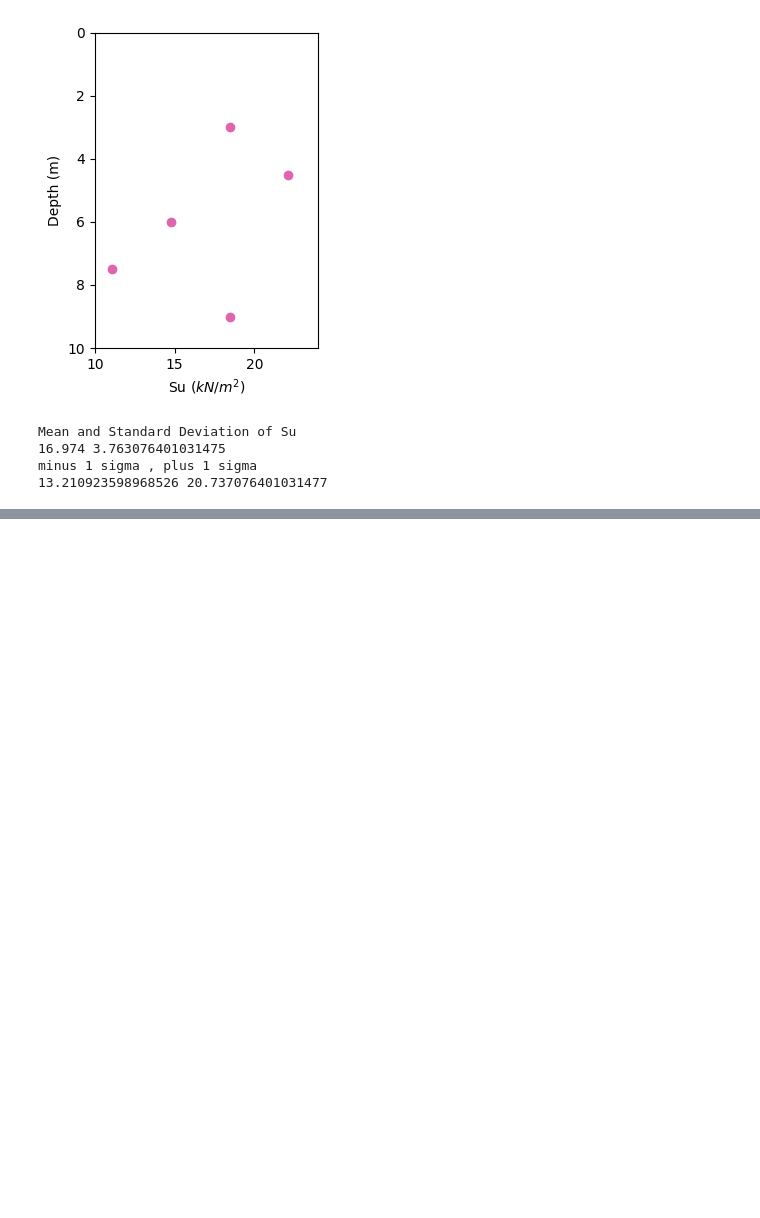
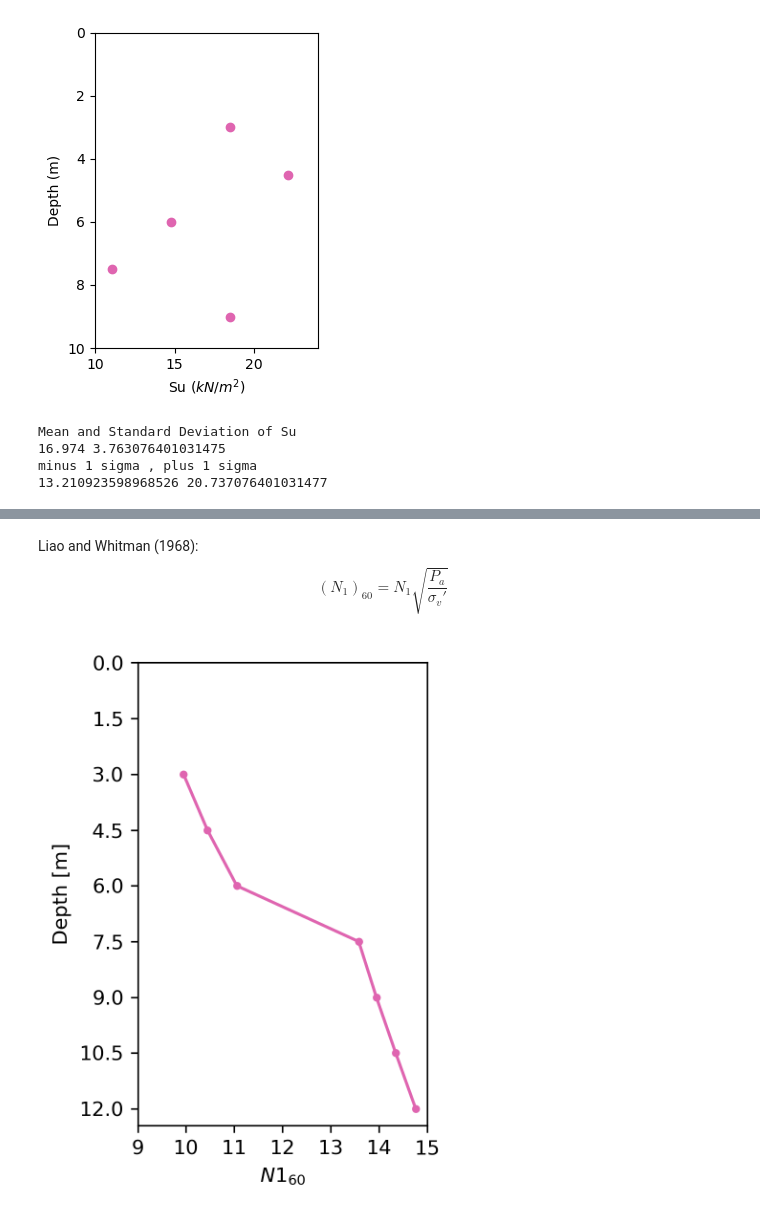
Before and after one commit to bKeungAuyeung/CE444-HW3, a Jupyter notebook: bAuyeung_HW3-code_CE444.ipynb, the cells around one changed output, grey strips where cells are left out. Cells and saved outputs as stored; diff of their text form; code cells hidden in the pictures; blank space fills up the shorter version.

```diff
--- a/bAuyeung_HW3-code_CE444.ipynb
+++ b/bAuyeung_HW3-code_CE444.ipynb
@@ -103,0 +72,28 @@ minus 1 sigma , plus 1 sigma
+# %%
+p5data_depth = np.array([3,4.5,6,7.5,9,10.5,12]) # m
+p5data_gamma = np.array([16.5,16.5,16.5,18.5,18.5,18.5,18.5]) # kN/m^3
+p5data_N60 = np.array([7,9,11,16,18,20,22]) # energy corrected SPT blow count
+# %% [markdown]
+Liao and Whitman (1968): $$(N_1)_{60} = N_{1} \sqrt{\frac{P_a}{\sigma_v'}}$$
+# %%
+veffStress = np.zeros(len(p5data_depth))
+N1_60 = np.zeros(len(p5data_depth))
+
+for i in range(len(p5data_depth)):
+    veffStress[i] = p5data_gamma[i]*p5data_depth[i]
+    N1_60[i] = p5data_N60[i]*np.sqrt(Pa/veffStress[i])
+
+fig, ax = plt.subplots(figsize=(3,4), tight_layout=True, dpi=300)
+
+plt.plot(N1_60, p5data_depth, color = "#df65b0", marker='.', linestyle='-')
+plt.ylabel("Depth [m]")
+plt.xlabel("${N1}_{60}$")
+
+ax.set_yticks([0, 1.5, 3, 4.5, 6, 7.5, 9, 10.5, 12])
+ax.yaxis.set_inverted(True)
+ax.set_xticks(np.arange(9,16,1))
+# plt.grid(True)
+# plt.legend(frameon=False, loc='best', fontsize=8)
+plt.show()
+# %% [output]
+[figure, added]
```
Also changed, not shown: parts of 19 cells of this notebook, 3 other files.
